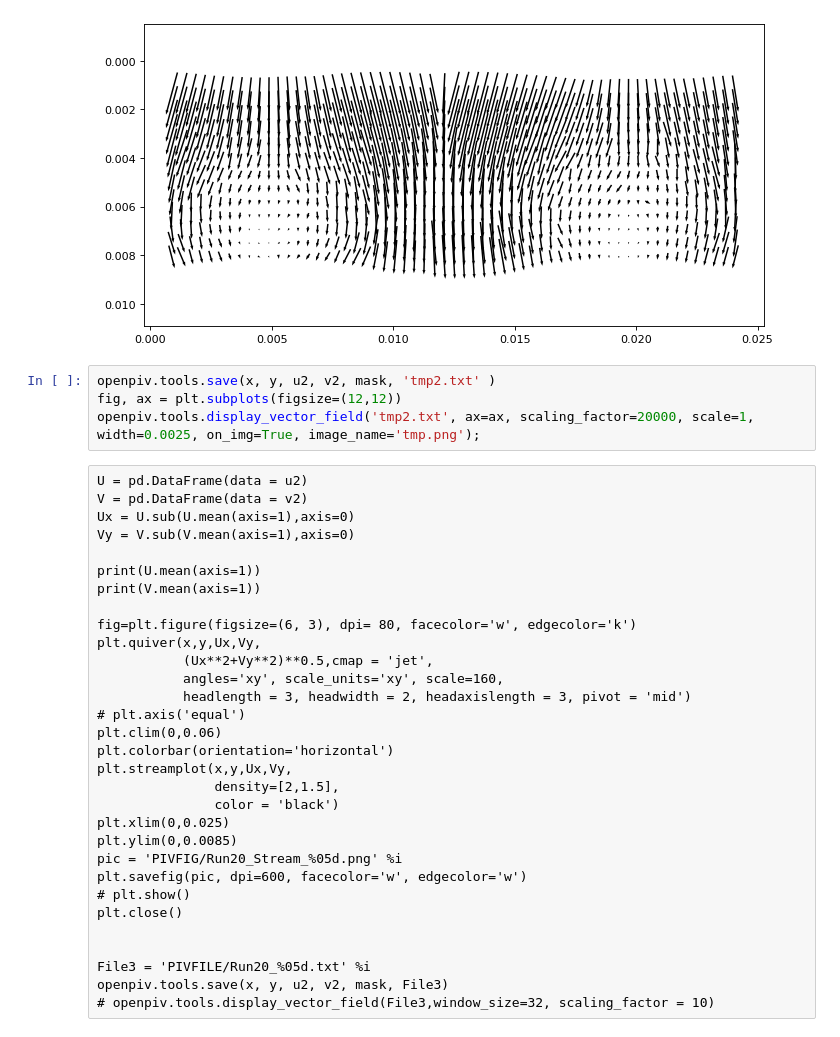
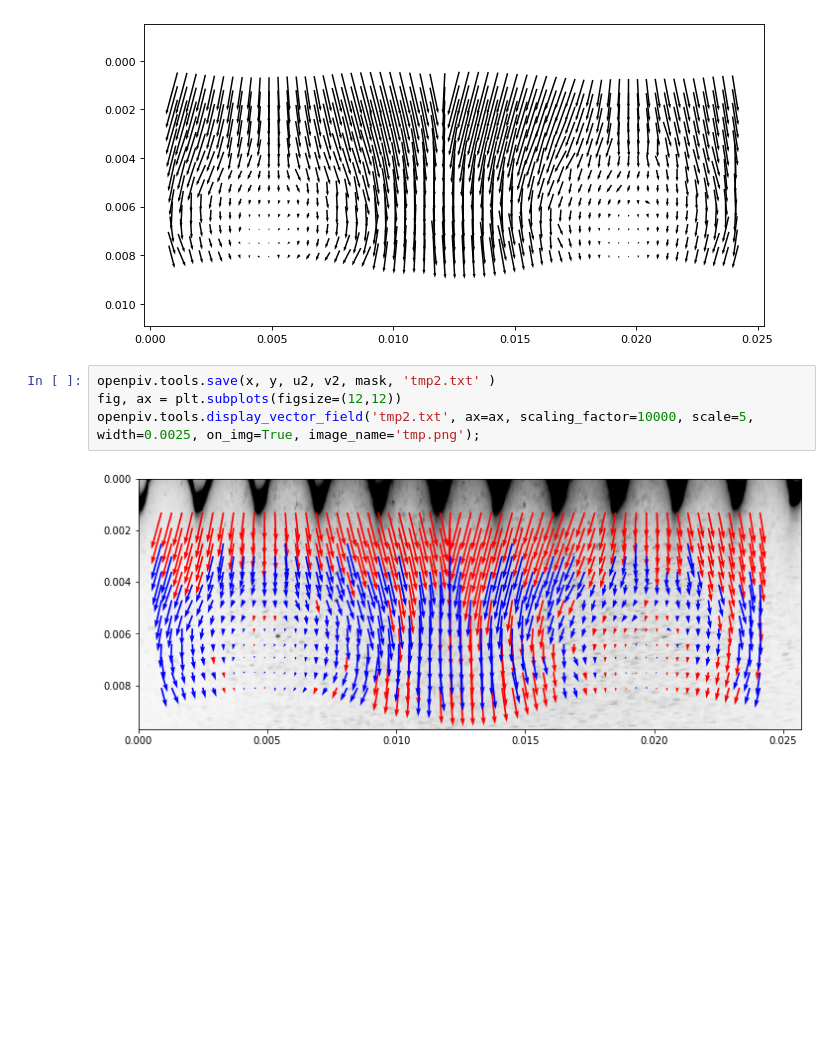
Before and after one commit to alexlib/testcase_outofplane_PIV, a Jupyter notebook: PIV_test_v022.ipynb, the cells around one changed output. Cells and saved outputs as stored; diff of their text form; blank space fills up the shorter version.

```diff
--- a/PIV_test_v022.ipynb
+++ b/PIV_test_v022.ipynb
@@ -154,35 +154,6 @@ plt.close()
 # %%
 openpiv.tools.save(x, y, u2, v2, mask, 'tmp2.txt' )
 fig, ax = plt.subplots(figsize=(12,12))
-openpiv.tools.display_vector_field('tmp2.txt', ax=ax, scaling_factor=20000, scale=1, width=0.0025, on_img=True, image_name='tmp.png');
+openpiv.tools.display_vector_field('tmp2.txt', ax=ax, scaling_factor=10000, scale=5, width=0.0025, on_img=True, image_name='tmp.png');
+# %% [output]
+[figure, added]
-# %% [raw]
-U = pd.DataFrame(data = u2)
-V = pd.DataFrame(data = v2)
-Ux = U.sub(U.mean(axis=1),axis=0)
-Vy = V.sub(V.mean(axis=1),axis=0)
-
-print(U.mean(axis=1))
-print(V.mean(axis=1))
-
-fig=plt.figure(figsize=(6, 3), dpi= 80, facecolor='w', edgecolor='k')
-plt.quiver(x,y,Ux,Vy,
-           (Ux**2+Vy**2)**0.5,cmap = 'jet',
-           angles='xy', scale_units='xy', scale=160,
-           headlength = 3, headwidth = 2, headaxislength = 3, pivot = 'mid')
-# plt.axis('equal')
-plt.clim(0,0.06)
-plt.colorbar(orientation='horizontal')
-plt.streamplot(x,y,Ux,Vy,
-               density=[2,1.5],
-               color = 'black')
-plt.xlim(0,0.025)
-plt.ylim(0,0.0085)
-pic = 'PIVFIG/Run20_Stream_%05d.png' %i
-plt.savefig(pic, dpi=600, facecolor='w', edgecolor='w')
-# plt.show()
-plt.close()
-
-
-File3 = 'PIVFILE/Run20_%05d.txt' %i
-openpiv.tools.save(x, y, u2, v2, mask, File3)
-# openpiv.tools.display_vector_field(File3,window_size=32, scaling_factor = 10)
```
Also changed, not shown: 3 other files.
